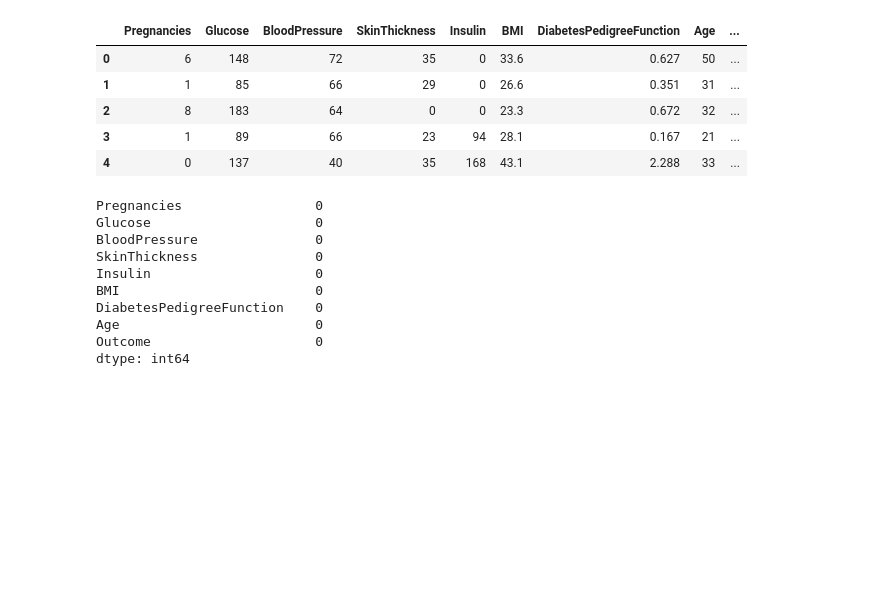
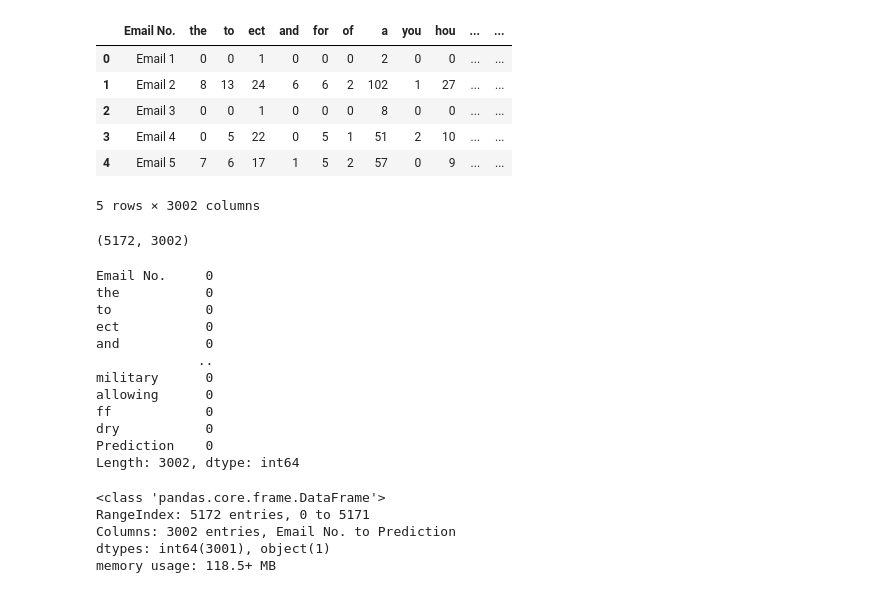
Before and after one commit to sumitpagar19/ML-CampusX-Notes, a Jupyter notebook: Notebooks/Untitled3.ipynb, the cells around one changed output. Cells and saved outputs as stored; diff of their text form; code cells hidden in the pictures; blank space fills up the shorter version.

```diff
--- a/Notebooks/Untitled3.ipynb
+++ b/Notebooks/Untitled3.ipynb
@@ -23,39 +0,0 @@ ydata-profiling 4.16.1 requires visions[type_image_path]<0.8.2,>=0.7.5, but you
-# %%
-import optuna
-from sklearn.datasets import load_diabetes
-from sklearn.model_selection import train_test_split
-from sklearn.preprocessing import StandardScaler
-import pandas as pd
-url = "https://raw.githubusercontent.com/jbrownlee/Datasets/master/pima-indians-diabetes.data.csv"
-columns = ['Pregnancies', 'Glucose', 'BloodPressure', 'SkinThickness', 'Insulin', 'BMI',
-           'DiabetesPedigreeFunction', 'Age', 'Outcome']
-
-# Load the dataset
-df = pd.read_csv(url, names=columns)
-
-df.head()
-# %% [output]
-|  | Pregnancies | Glucose | BloodPressure | SkinThickness | Insulin | BMI | DiabetesPedigreeFunction | Age | ... |
-| 0 | 6 | 148 | 72 | 35 | 0 | 33.6 | 0.627 | 50 | ... |
-| 1 | 1 | 85 | 66 | 29 | 0 | 26.6 | 0.351 | 31 | ... |
-| 2 | 8 | 183 | 64 | 0 | 0 | 23.3 | 0.672 | 32 | ... |
-| 3 | 1 | 89 | 66 | 23 | 94 | 28.1 | 0.167 | 21 | ... |
-| 4 | 0 | 137 | 40 | 35 | 168 | 43.1 | 2.288 | 33 | ... |
-# %%
-import numpy as np
-cols_with_missing_vals = ['Glucose', 'BloodPressure', 'SkinThickness', 'Insulin', 'BMI']
-df[cols_with_missing_vals] = df[cols_with_missing_vals].replace(0, np.nan)
-df.fillna(df.mean(),inplace=True)
-
-print(df.isnull().sum())
-# %% [output]
-Pregnancies                 0
-Glucose                     0
-BloodPressure               0
-SkinThickness               0
-Insulin                     0
-BMI                         0
-DiabetesPedigreeFunction    0
-Age                         0
-Outcome                     0
-dtype: int64
@@ -65,0 +4,38 @@ X_train,X_test,y_train,y_test = train_test_split(X,y,test_size=0.3
+# %%
+df = pd.read_csv(r"D:\Downloads\emails.csv\emails.csv")
+df.head()
+# %% [output]
+|  | Email No. | the | to | ect | and | for | of | a | you | hou | ... | ... |
+| 0 | Email 1 | 0 | 0 | 1 | 0 | 0 | 0 | 2 | 0 | 0 | ... | ... |
+| 1 | Email 2 | 8 | 13 | 24 | 6 | 6 | 2 | 102 | 1 | 27 | ... | ... |
+| 2 | Email 3 | 0 | 0 | 1 | 0 | 0 | 0 | 8 | 0 | 0 | ... | ... |
+| 3 | Email 4 | 0 | 5 | 22 | 0 | 5 | 1 | 51 | 2 | 10 | ... | ... |
+| 4 | Email 5 | 7 | 6 | 17 | 1 | 5 | 2 | 57 | 0 | 9 | ... | ... |
+5 rows × 3002 columns
+# %%
+df.shape
+# %% [output]
+(5172, 3002)
+# %%
+df.isnull().sum()
+# %% [output]
+Email No.     0
+the           0
+to            0
+ect           0
+and           0
+             ..
+military      0
+allowing      0
+ff            0
+dry           0
+Prediction    0
+Length: 3002, dtype: int64
+# %%
+df.info()
+# %% [output]
+<class 'pandas.core.frame.DataFrame'>
+RangeIndex: 5172 entries, 0 to 5171
+Columns: 3002 entries, Email No. to Prediction
+dtypes: int64(3001), object(1)
+memory usage: 118.5+ MB
```
Also changed, not shown: parts of 10 cells of this notebook, 7 other files.
